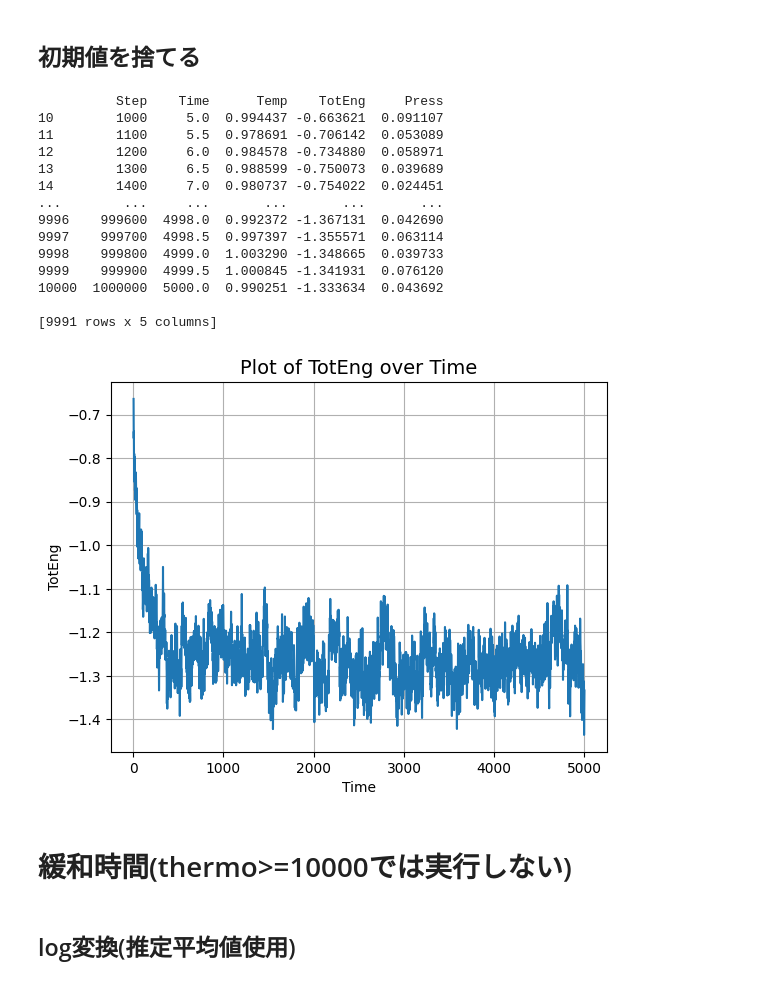
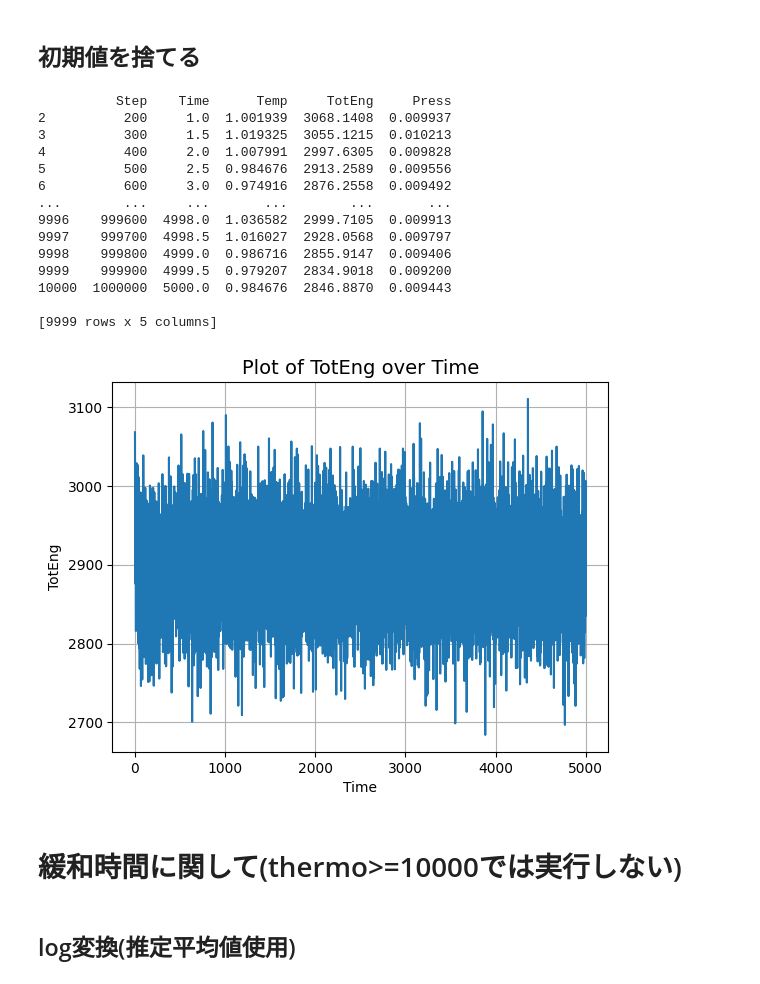
Before and after one commit to m-agnet/Bachelor-of-Physics, a Jupyter notebook: data_analysis.ipynb, the cells around one changed output. Saved outputs shown, nothing was run; the diff lists cells and outputs as text; code cells hidden in the pictures.

```diff
--- a/data_analysis.ipynb
+++ b/data_analysis.ipynb
@@ -10,13 +11,14 @@ import matplotlib.pyplot as plt
 from scipy.stats import norm
 # %%
 # ファイルを読み込む
-path = '/content/drive/MyDrive/Colab Notebooks/data_analysis/.txt'
+path = '/content/drive/MyDrive/Colab Notebooks/data_analysis/gas.txt'
 data = pd.read_table(path, sep='\s+')
 quantity_name = 'TotEng'
 
 # 設定の入力
 thermo = 100
 t_step = 0.005
+skip = t_step * thermo # 1行ごとにskipだけtimeを進めるデータを使っている
 
 
 # データを出力する
@@ -59,40 +78,40 @@ plt.show()
 # %%
 # データ加工
 start = 0
-end = 9
+end = 1
 data = data.drop(range(start,end+1))
 print(data)
 
 # データを再格納する
 x = data['Time']  # 時間
 y = data[quantity_name]  # 物理量
 
 # データをプロットする
 plt.plot(x, y)
 plt.xlabel('Time')
 plt.ylabel(quantity_name)
 plt.title('Plot of ' + quantity_name + ' over Time', fontsize=14)
 plt.grid()
 
 plt.show()
 # %% [output]
-          Step    Time      Temp    TotEng     Press
-10        1000     5.0  0.994437 -0.663621  0.091107
-11        1100     5.5  0.978691 -0.706142  0.053089
-12        1200     6.0  0.984578 -0.734880  0.058971
-13        1300     6.5  0.988599 -0.750073  0.039689
-14        1400     7.0  0.980737 -0.754022  0.024451
-...        ...     ...       ...       ...       ...
-9996    999600  4998.0  0.992372 -1.367131  0.042690
-9997    999700  4998.5  0.997397 -1.355571  0.063114
-9998    999800  4999.0  1.003290 -1.348665  0.039733
-9999    999900  4999.5  1.000845 -1.341931  0.076120
-10000  1000000  5000.0  0.990251 -1.333634  0.043692
+          Step    Time      Temp     TotEng     Press
+2          200     1.0  1.001939  3068.1408  0.009937
+3          300     1.5  1.019325  3055.1215  0.010213
+4          400     2.0  1.007991  2997.6305  0.009828
+5          500     2.5  0.984676  2913.2589  0.009556
+6          600     3.0  0.974916  2876.2558  0.009492
+...        ...     ...       ...        ...       ...
+9996    999600  4998.0  1.036582  2999.7105  0.009913
+9997    999700  4998.5  1.016027  2928.0568  0.009797
+9998    999800  4999.0  0.986716  2855.9147  0.009406
+9999    999900  4999.5  0.979207  2834.9018  0.009200
+10000  1000000  5000.0  0.984676  2846.8870  0.009443
 
-[9991 rows x 5 columns]
+[9999 rows x 5 columns]
-[figure, old version]
+[figure, new version]
 # %% [markdown]
-# 緩和時間(thermo>=10000では実行しない)
+# 緩和時間に関して(thermo>=10000では実行しない)
 # %% [markdown]
 ## log変換(推定平均値使用)
 # %%
```
Also changed, not shown: parts of 19 cells of this notebook.
